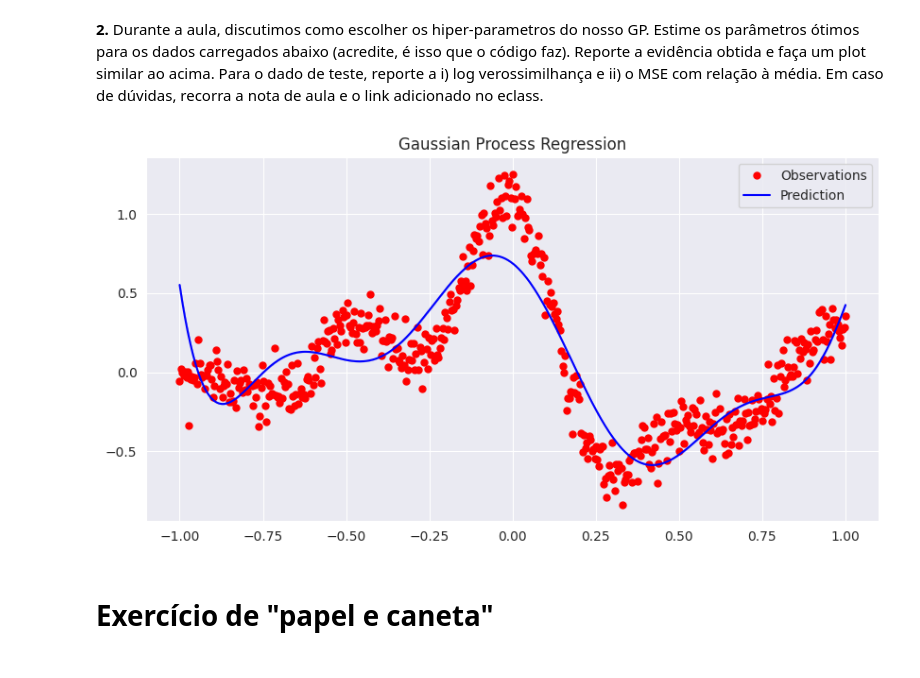
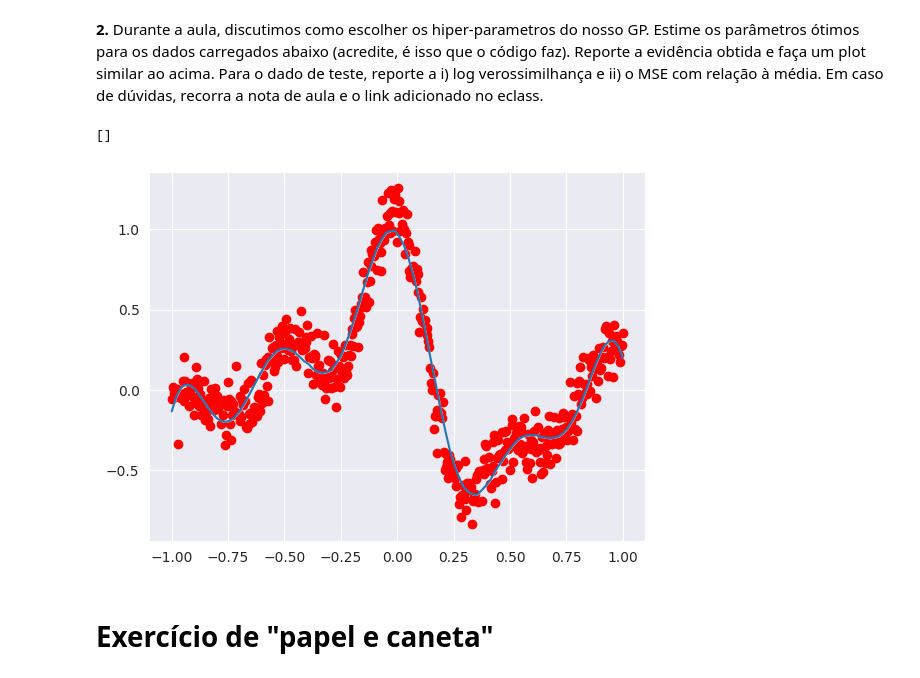
Before and after one commit to ViniAS/ML, a Jupyter notebook: ML_exercise_5.ipynb, the cells around one changed output. Drawn from its saved outputs; the diff is of its cells as text; code cells hidden in the pictures.

```diff
--- a/ML_exercise_5.ipynb
+++ b/ML_exercise_5.ipynb
@@ -188,12 +180,22 @@ mean, std = gp.predict(test_X, return_std=True)
-# %%
-# Plot the results
-plt.figure(figsize=(10, 5))
-plt.plot(test_X, test_y, 'r.', markersize=10, label='Observations')
-plt.plot(test_X, mean, 'b-', label='Prediction')
-plt.fill_between(test_X.ravel(), mean - std, mean + std, alpha=0.2, color='blue')
-plt.title('Gaussian Process Regression')
-
-plt.legend()
-plt.show()
-# %% [output]
-[figure, removed]
+# %%
+
+# Define the kernel with parameters
+class RBFKernel(torch.nn.Module):
+    def __init__(self, gamma, c):
+        super(RBFKernel, self).__init__()
+        self.gamma = torch.nn.Parameter(gamma)
+        self.c = torch.nn.Parameter(c)
+
+    def forward(self, x1, x2):
+        gamma = torch.exp(self.gamma)
+        c = torch.exp(self.c)
+        return (-gamma*(torch.cdist(x1, x2)**2)).exp()*c
+
+# Define the negative log marginal likelihood
+def neg_log_marginal_likelihood(model, x, y, sigma):
+    K = model(x, x)
+    L = torch.linalg.cholesky(K + sigma**2 * torch.eye(len(x)))
+    alpha = torch.linalg.solve(L,y)
+    det = torch.prod(torch.diag(L))**2
+    nll = 0.5 * torch.log(det) + 0.5 * y.t() @ alpha
+    return nll.squeeze()
@@ -200,3 +229,27 @@ plt.show()
+# %%
+def post_pred(x, xt, yt, gamma=10.0, c=1.0):
+    kernel = RBFKernel(gamma, c)
+    Kxxt = kernel(x, xt)
+    Kxt = kernel(xt, xt) + torch.eye(xt.shape[0])*s2
+    Kinv = torch.linalg.inv(Kxt)
+    Kxx = kernel(x, x)
+
+    mu = Kxxt @ Kinv @ yt
+    cov = Kxx - Kxxt @ Kinv @ Kxxt.T
+    return mu, cov
+# %%
+x = torch.linspace(-1,1,100).reshape(-1,1)
+xtest = torch.tensor(test_X, dtype=torch.float32)
+ytest = torch.tensor(test_y, dtype=torch.float32)
+post_mu, post_cov = post_pred(x, xtest, ytest, best_params[0], best_params[1])
+plt.scatter(test_X, test_y, color='red')
+plt.plot(x, post_mu.detach().numpy())
+plt.fill_between(x.flatten(), (post_mu.flatten()-post_cov.diag()).detach().numpy(), (post_mu.flatten()+post_cov.diag()).detach().numpy(), alpha=0.5)
+
+plt.plot()
+# %% [output]
+[]
+[figure, added]
 # %% [markdown]
 # Exercício de "papel e caneta"
 # %% [markdown]
```
Also changed, not shown: parts of 3 cells of this notebook.
